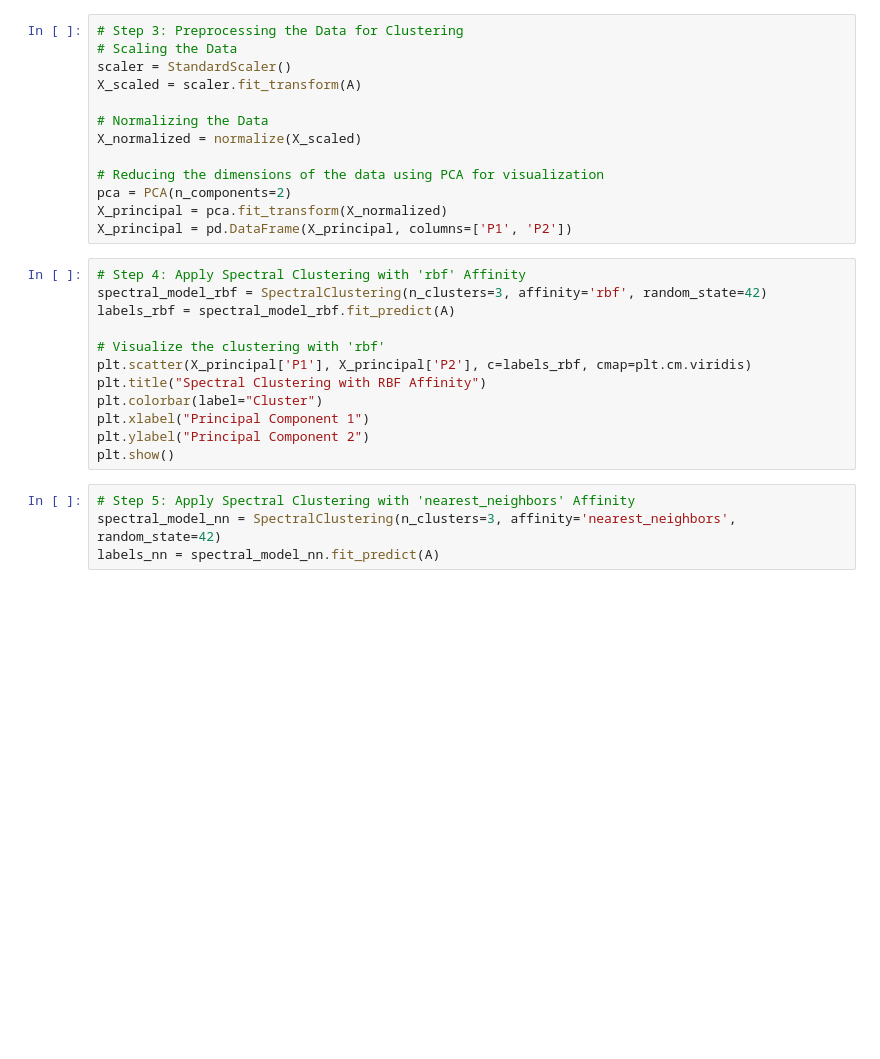
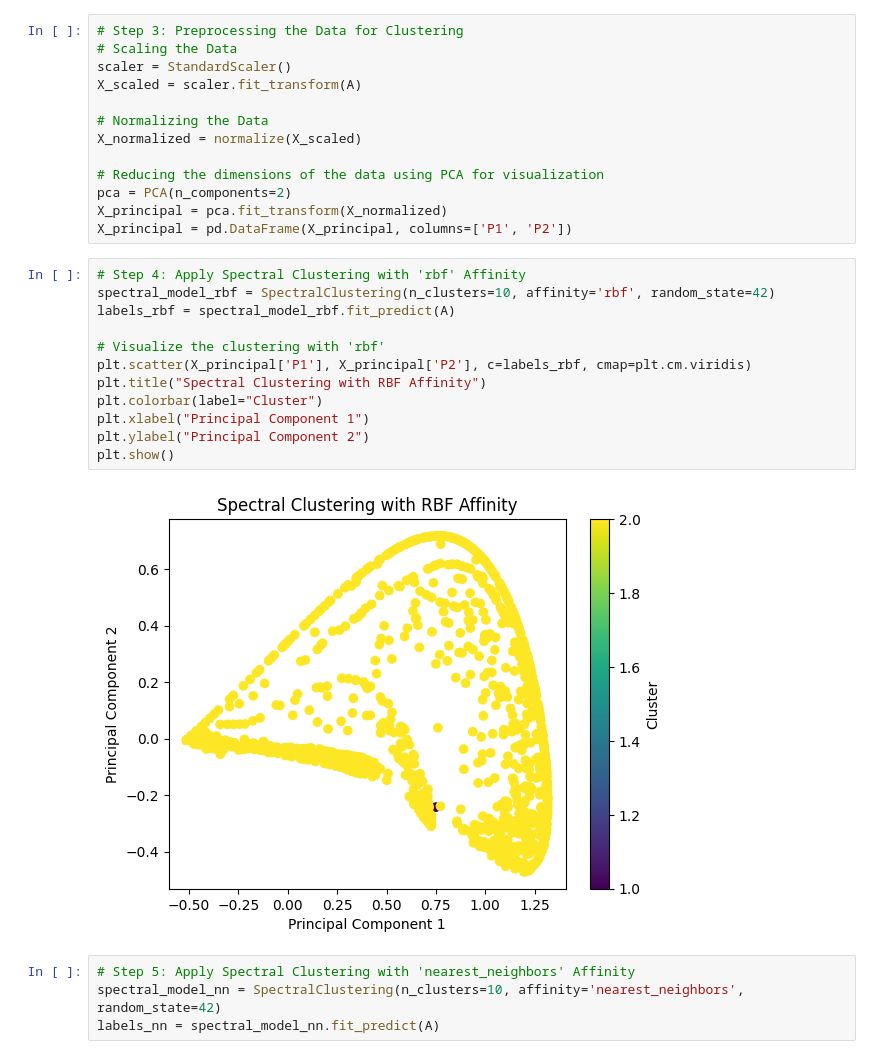
Before and after one commit to HafeezIlias/Collab, a Jupyter notebook: youtube_special_clusteringv2.ipynb, the cells around one changed output. Saved outputs shown, nothing was run; the diff lists cells and outputs as text; blank space fills up the shorter version.

```diff
--- a/youtube_special_clusteringv2.ipynb
+++ b/youtube_special_clusteringv2.ipynb
@@ -29,19 +29,21 @@ X_principal = pca.fit_transform(X_normalized)
 X_principal = pd.DataFrame(X_principal, columns=['P1', 'P2'])
 # %%
 # Step 4: Apply Spectral Clustering with 'rbf' Affinity
-spectral_model_rbf = SpectralClustering(n_clusters=3, affinity='rbf', random_state=42)
+spectral_model_rbf = SpectralClustering(n_clusters=10, affinity='rbf', random_state=42)
 labels_rbf = spectral_model_rbf.fit_predict(A)
 
 # Visualize the clustering with 'rbf'
 plt.scatter(X_principal['P1'], X_principal['P2'], c=labels_rbf, cmap=plt.cm.viridis)
 plt.title("Spectral Clustering with RBF Affinity")
 plt.colorbar(label="Cluster")
 plt.xlabel("Principal Component 1")
 plt.ylabel("Principal Component 2")
 plt.show()
+# %% [output]
+[figure, added]
 # %%
 # Step 5: Apply Spectral Clustering with 'nearest_neighbors' Affinity
-spectral_model_nn = SpectralClustering(n_clusters=3, affinity='nearest_neighbors', random_state=42)
+spectral_model_nn = SpectralClustering(n_clusters=10, affinity='nearest_neighbors', random_state=42)
 labels_nn = spectral_model_nn.fit_predict(A)
 # %%
 # Visualize the clustering with 'nearest_neighbors'
```
Also changed, not shown: parts of 3 cells of this notebook.
